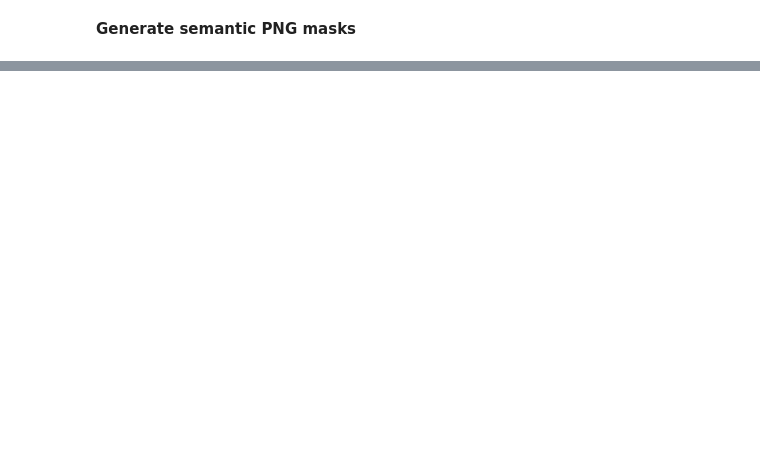
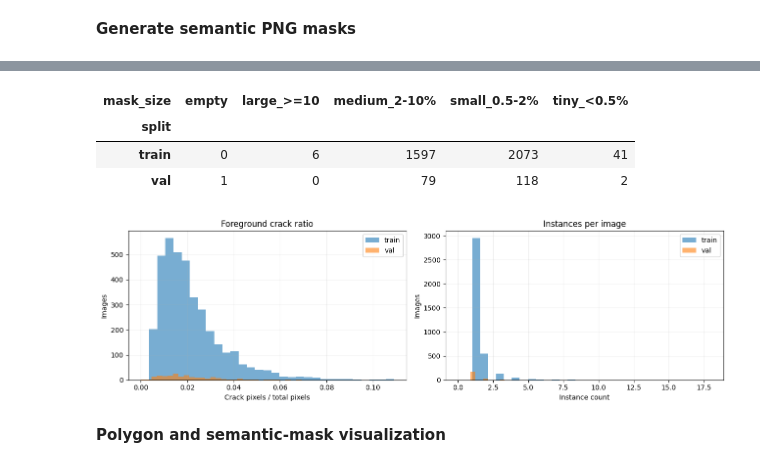
Before and after one commit to mdmohsin212/modern-vision-multimodal-lab, a Jupyter notebook: Vision/02_segmentation/crack_seg_data_audit.ipynb, the cells around one changed output, grey strips where cells are left out. Cells and saved outputs as stored; diff of their text form; code cells hidden in the pictures; blank space fills up the shorter version.

```diff
--- a/Vision/02_segmentation/crack_seg_data_audit.ipynb
+++ b/Vision/02_segmentation/crack_seg_data_audit.ipynb
@@ -498,0 +566,15 @@ for split in SPLITS:
+# %%
+analysis_dataframe = mask_manifest_dataframe[mask_manifest_dataframe["split"].isin(["train", "val"])].copy()
+
+def mask_size_category(crack_ratio):
+    if crack_ratio == 0:
+        return "empty"
+    if crack_ratio < 0.005:
+        return "tiny_<0.5%"
+    if crack_ratio < 0.02:
+        return "small_0.5-2%"
+    if crack_ratio < 0.10:
+        return "medium_2-10%"
+    return "large_>=10"
+
+analysis_dataframe["mask_size"] = analysis_dataframe["crack_ratio"].apply(mask_size_category)
@@ -498,0 +622,57 @@ for split in SPLITS:
+# %%
+mask_size_dataframe = analysis_dataframe.groupby(["split", "mask_size"], observed=False).size().unstack(fill_value=0)
+
+display(mask_size_dataframe)
+
+mask_size_dataframe.to_csv(
+    OUTPUT_ROOT
+    / "mask_size_distribution.csv"
+)
+# %% [output]
+| mask_size | empty | large_>=10 | medium_2-10% | small_0.5-2% | tiny_<0.5% |
+| split |  |  |  |  |  |
+| train | 0 | 6 | 1597 | 2073 | 41 |
+| val | 1 | 0 | 79 | 118 | 2 |
+# %%
+fig, axes = plt.subplots(1, 2, figsize=(13, 4))
+
+for split in ["train", "val"]:
+    split_data = (
+        analysis_dataframe[
+            analysis_dataframe["split"] == split
+        ]
+    )
+
+    axes[0].hist(
+        split_data["crack_ratio"], bins=30,
+        alpha=0.6, label=split,
+    )
+
+    axes[1].hist(
+        split_data["instances"],bins=30,
+        alpha=0.6, label=split,
+    )
+
+axes[0].set_title("Foreground crack ratio")
+axes[0].set_xlabel("Crack pixels / total pixels")
+
+axes[1].set_title("Instances per image")
+axes[1].set_xlabel("Instance count")
+
+for axis in axes:
+    axis.set_ylabel("Images")
+    axis.legend()
+    axis.grid(alpha=0.2)
+
+plt.tight_layout()
+statistics_figure_path = FIGURE_ROOT / "mask_statistics.png"
+
+plt.savefig(
+    statistics_figure_path,
+    dpi=180, bbox_inches="tight",
+)
+plt.show()
+# %% [output]
+[figure, added]
+# %% [markdown]
+**Polygon and semantic-mask visualization**
```
Also changed, not shown: parts of 13 cells of this notebook.
